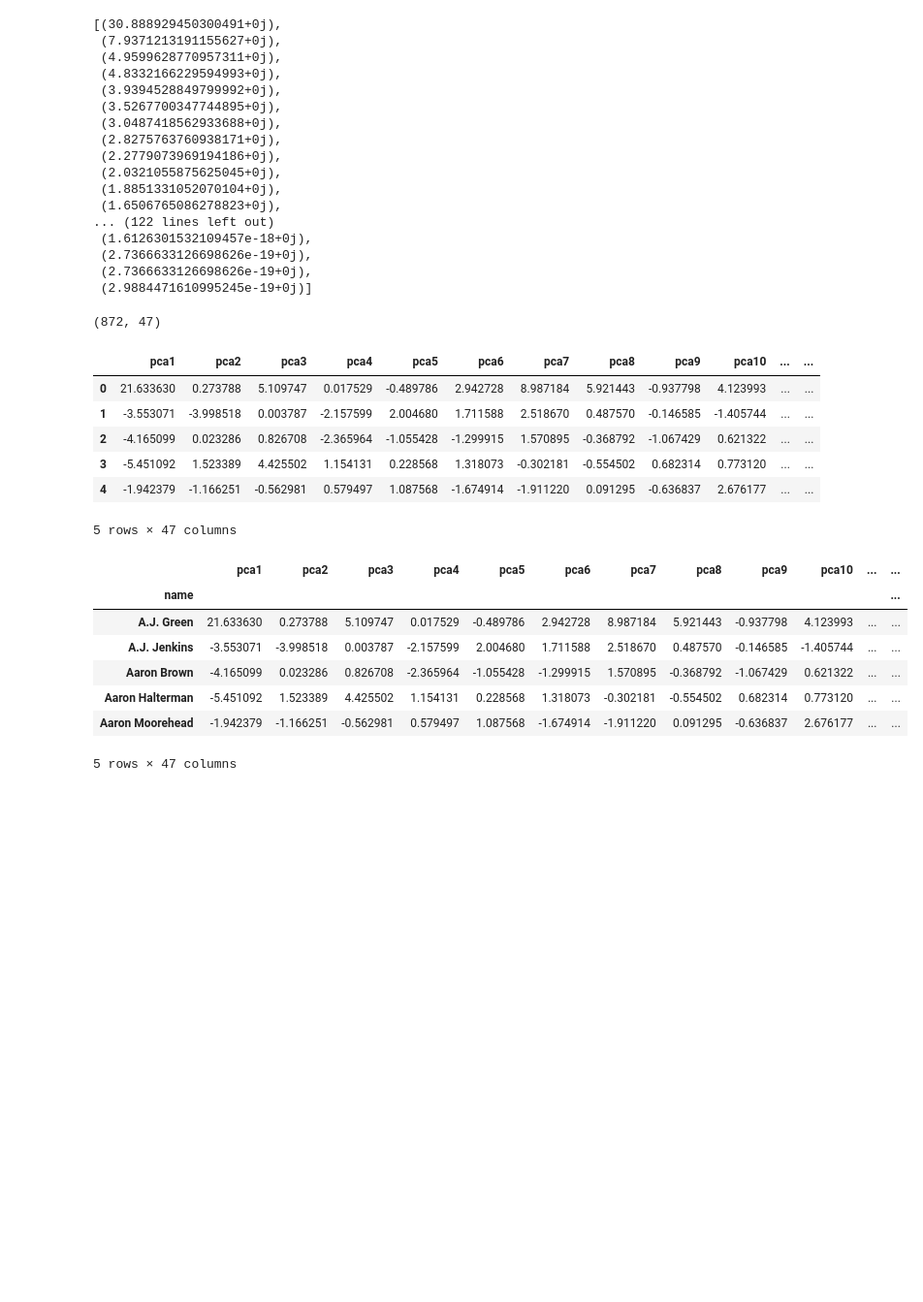
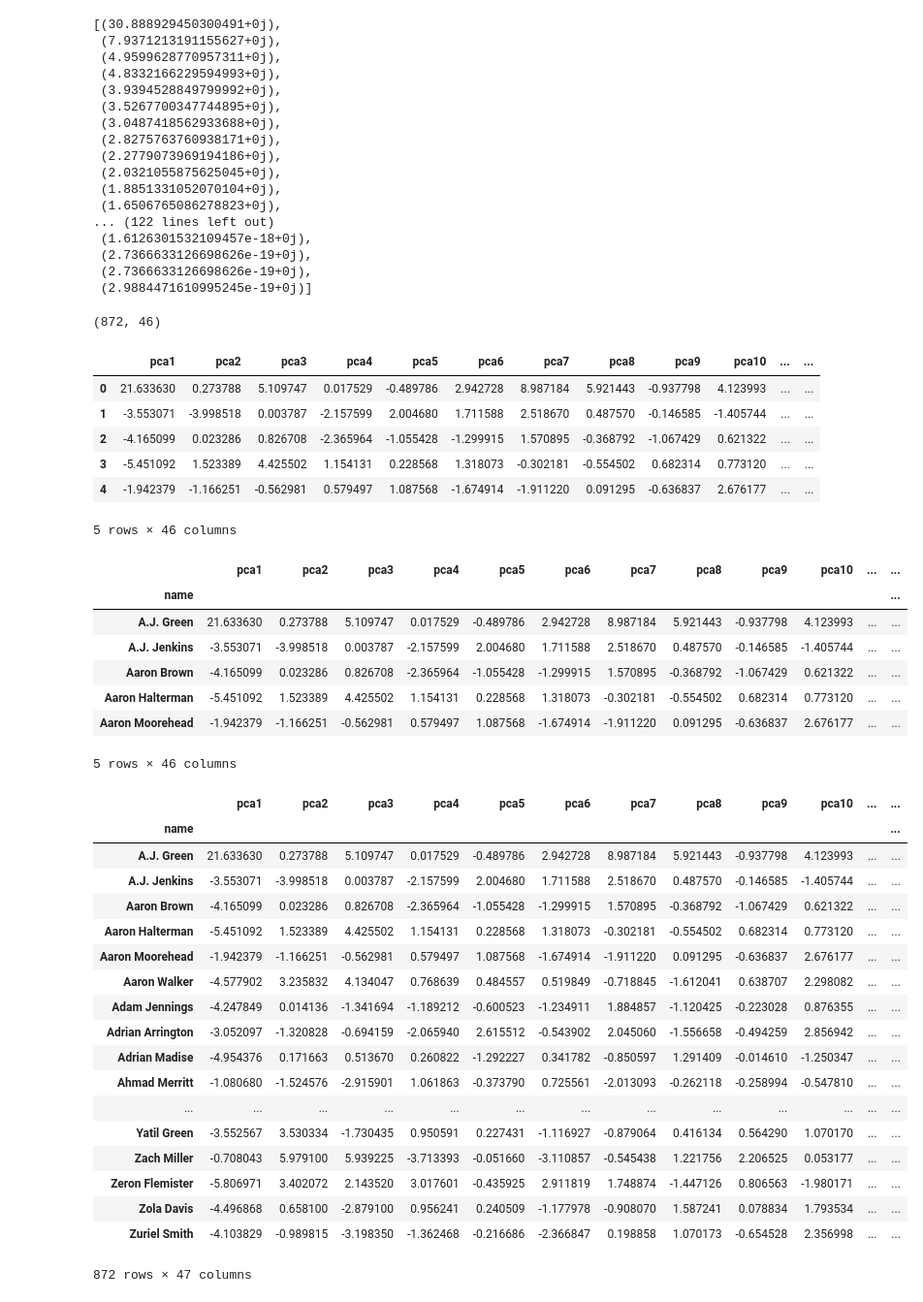
Before and after one commit to oneilltp18/GABBERT, a Jupyter notebook: wide_receivers/PCA_wrs.ipynb, the cells around one changed output. Shown at 97% size. Cells and saved outputs as stored; diff of their text form; code cells hidden in the pictures; blank space fills up the shorter version.

```diff
--- a/wide_receivers/PCA_wrs.ipynb
+++ b/wide_receivers/PCA_wrs.ipynb
@@ -18,0 +24,10 @@ data.head()
+# %%
+## creating a smaller dataframe with just the player name and the compilation 3 score
+## to be used later to join with the PCA features
+comp_df_cols = ['name', 'compilation_3']
+
+comp_df = pd.DataFrame(data[comp_df_cols], columns = comp_df_cols)
+# %%
+comp_df.set_index(comp_df['name'], drop = True, inplace = True)
+comp_df.drop('name', axis = 1, inplace = True)
+comp_df
@@ -217,7 +252,7 @@ pca_cols = pca.fit_transform(data_stand)
 ## Here I am simply creating the column headers for the pca features
 pca_col_list = []
 
-for i in range(1, 48):
+for i in range(1, 47):
     pca_col_list.append('pca'+str(i))
 # %%
 ## going to organize the columns into dataframe for organization
@@ -227,14 +262,14 @@ pca_df = pd.DataFrame(pca_cols, columns = pca_col_list)
 print pca_df.shape
 pca_df.head()
 # %% [output]
-(872, 47)
+(872, 46)
 |  | pca1 | pca2 | pca3 | pca4 | pca5 | pca6 | pca7 | pca8 | pca9 | pca10 | ... | ... |
 | 0 | 21.633630 | 0.273788 | 5.109747 | 0.017529 | -0.489786 | 2.942728 | 8.987184 | 5.921443 | -0.937798 | 4.123993 | ... | ... |
 | 1 | -3.553071 | -3.998518 | 0.003787 | -2.157599 | 2.004680 | 1.711588 | 2.518670 | 0.487570 | -0.146585 | -1.405744 | ... | ... |
 | 2 | -4.165099 | 0.023286 | 0.826708 | -2.365964 | -1.055428 | -1.299915 | 1.570895 | -0.368792 | -1.067429 | 0.621322 | ... | ... |
 | 3 | -5.451092 | 1.523389 | 4.425502 | 1.154131 | 0.228568 | 1.318073 | -0.302181 | -0.554502 | 0.682314 | 0.773120 | ... | ... |
 | 4 | -1.942379 | -1.166251 | -0.562981 | 0.579497 | 1.087568 | -1.674914 | -1.911220 | 0.091295 | -0.636837 | 2.676177 | ... | ... |
-5 rows × 47 columns
+5 rows × 46 columns
 # %%
 ## We used all of our columns to perform the PCA so we only need to join the names back on
 ## since we would not want to build a model off of the PCA features as well as the
@@ -252,7 +287,30 @@ pca_df.head()
 | Aaron Brown | -4.165099 | 0.023286 | 0.826708 | -2.365964 | -1.055428 | -1.299915 | 1.570895 | -0.368792 | -1.067429 | 0.621322 | ... | ... |
 | Aaron Halterman | -5.451092 | 1.523389 | 4.425502 | 1.154131 | 0.228568 | 1.318073 | -0.302181 | -0.554502 | 0.682314 | 0.773120 | ... | ... |
 | Aaron Moorehead | -1.942379 | -1.166251 | -0.562981 | 0.579497 | 1.087568 | -1.674914 | -1.911220 | 0.091295 | -0.636837 | 2.676177 | ... | ... |
-5 rows × 47 columns
+5 rows × 46 columns
+# %%
+joined_df = pca_df.join(comp_df)
+joined_df
+# %% [output]
+|  | pca1 | pca2 | pca3 | pca4 | pca5 | pca6 | pca7 | pca8 | pca9 | pca10 | ... | ... |
+| name |  |  |  |  |  |  |  |  |  |  |  | ... |
+| A.J. Green | 21.633630 | 0.273788 | 5.109747 | 0.017529 | -0.489786 | 2.942728 | 8.987184 | 5.921443 | -0.937798 | 4.123993 | ... | ... |
+| A.J. Jenkins | -3.553071 | -3.998518 | 0.003787 | -2.157599 | 2.004680 | 1.711588 | 2.518670 | 0.487570 | -0.146585 | -1.405744 | ... | ... |
+| Aaron Brown | -4.165099 | 0.023286 | 0.826708 | -2.365964 | -1.055428 | -1.299915 | 1.570895 | -0.368792 | -1.067429 | 0.621322 | ... | ... |
+| Aaron Halterman | -5.451092 | 1.523389 | 4.425502 | 1.154131 | 0.228568 | 1.318073 | -0.302181 | -0.554502 | 0.682314 | 0.773120 | ... | ... |
+| Aaron Moorehead | -1.942379 | -1.166251 | -0.562981 | 0.579497 | 1.087568 | -1.674914 | -1.911220 | 0.091295 | -0.636837 | 2.676177 | ... | ... |
+| Aaron Walker | -4.577902 | 3.235832 | 4.134047 | 0.768639 | 0.484557 | 0.519849 | -0.718845 | -1.612041 | 0.638707 | 2.298082 | ... | ... |
+| Adam Jennings | -4.247849 | 0.014136 | -1.341694 | -1.189212 | -0.600523 | -1.234911 | 1.884857 | -1.120425 | -0.223028 | 0.876355 | ... | ... |
+| Adrian Arrington | -3.052097 | -1.320828 | -0.694159 | -2.065940 | 2.615512 | -0.543902 | 2.045060 | -1.556658 | -0.494259 | 2.856942 | ... | ... |
+| Adrian Madise | -4.954376 | 0.171663 | 0.513670 | 0.260822 | -1.292227 | 0.341782 | -0.850597 | 1.291409 | -0.014610 | -1.250347 | ... | ... |
+| Ahmad Merritt | -1.080680 | -1.524576 | -2.915901 | 1.061863 | -0.373790 | 0.725561 | -2.013093 | -0.262118 | -0.258994 | -0.547810 | ... | ... |
+| ... | ... | ... | ... | ... | ... | ... | ... | ... | ... | ... | ... | ... |
+| Yatil Green | -3.552567 | 3.530334 | -1.730435 | 0.950591 | 0.227431 | -1.116927 | -0.879064 | 0.416134 | 0.564290 | 1.070170 | ... | ... |
+| Zach Miller | -0.708043 | 5.979100 | 5.939225 | -3.713393 | -0.051660 | -3.110857 | -0.545438 | 1.221756 | 2.206525 | 0.053177 | ... | ... |
+| Zeron Flemister | -5.806971 | 3.402072 | 2.143520 | 3.017601 | -0.435925 | 2.911819 | 1.748874 | -1.447126 | 0.806563 | -1.980171 | ... | ... |
+| Zola Davis | -4.496868 | 0.658100 | -2.879100 | 0.956241 | 0.240509 | -1.177978 | -0.908070 | 1.587241 | 0.078834 | 1.793534 | ... | ... |
+| Zuriel Smith | -4.103829 | -0.989815 | -3.198350 | -1.362468 | -0.216686 | -2.366847 | 0.198858 | 1.070173 | -0.654528 | 2.356998 | ... | ... |
+872 rows × 47 columns
 # %%
 ## Now I will export this new dataframe as a CSV
 
```
Also changed, not shown: parts of 4 cells of this notebook, 1 other file.
